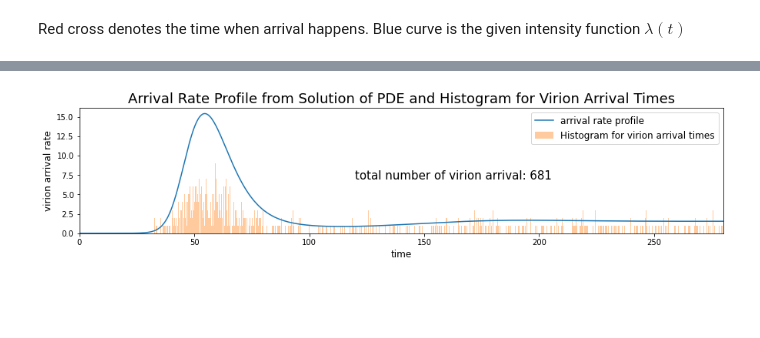
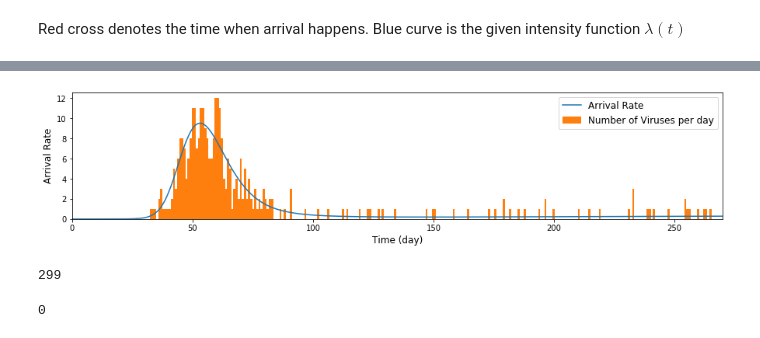
Before and after one commit to yishu0524/Placental-Transmission, a Jupyter notebook: Sampling_Inhomogeneous_Poisson_Process.ipynb, the cells around one changed output, grey strips where cells are left out. Cells and saved outputs as stored; diff of their text form; code cells hidden in the pictures; blank space fills up the shorter version.

```diff
--- a/Sampling_Inhomogeneous_Poisson_Process.ipynb
+++ b/Sampling_Inhomogeneous_Poisson_Process.ipynb
@@ -12,3 +44,6 @@ The goal of this function is to implement Lewis' Thinning Algorithm -- generatio
+# %%
+# reshape toy data
+Lambda = list(zip(pde['0'],pde['0.1']))
 # %%
 def sample_from_exponential_dist(a):
     # random sampling from exponential distribution with mean a
@@ -64,7 +100,4 @@ plt.show()
 # %% [markdown]
 ## Plot: Single Experiment
-# %%
-# reshape toy data
-Lambda = list(zip(t,lamb))
 # %% [markdown]
 Red cross denotes the time when arrival happens. Blue curve is the given intensity function $\lambda(t)$
@@ -120,13 +104,14 @@ PDE_arrival_times = inhomogeneousPoisson(PDE_Lambda, max(time))
-# %%
-fig, ax = plt.subplots(figsize=(15,3))
-ax.plot(time,np.array(rate), label='arrival rate profile')
-sns.distplot(PDE_arrival_times,kde=False,bins=840,ax=ax, label='Histogram for virion arrival times')
-plt.xlim(0,max(time))
-plt.legend(fontsize=12)
-plt.title('Arrival Rate Profile from Solution of PDE and Histogram for Virion Arrival Times',fontsize=18)
-plt.text(120, 7, 'total number of virion arrival: '+str(len(PDE_arrival_times)),fontsize=15)
-plt.xlabel('time',fontsize=12)
-plt.ylabel('virion arrival rate',fontsize=12)
-plt.show()
-# %% [output]
-[figure, removed]
+# %%
+fig, ax = plt.subplots(figsize=(15,3))
+
+ax.plot(pde['0'],pde['0.1'],label="Arrival Rate")
+arrival_times = inhomogeneousPoisson(Lambda, 280)
+#ax.scatter(arrival_times, [0.0001]*len(arrival_times), marker='X',c='r',label="Arrival time")
+ax.hist(arrival_times, bins=280, label='Number of Viruses per day')
+plt.xlabel("Time (day)",fontsize=12)
+plt.ylabel("Arrival Rate",fontsize=12)
+plt.legend(fontsize=12,loc=1)
+plt.xlim(xmin=0,xmax=270)
+plt.show()
+# %% [output]
+[figure, added]
@@ -132,0 +120,4 @@ plt.show()
+# %%
+len(arrival_times)
+# %% [output]
+299
@@ -132,0 +318,4 @@ plt.show()
+# %%
+count
+# %% [output]
+0
```
Also changed, not shown: parts of 29 cells of this notebook.
